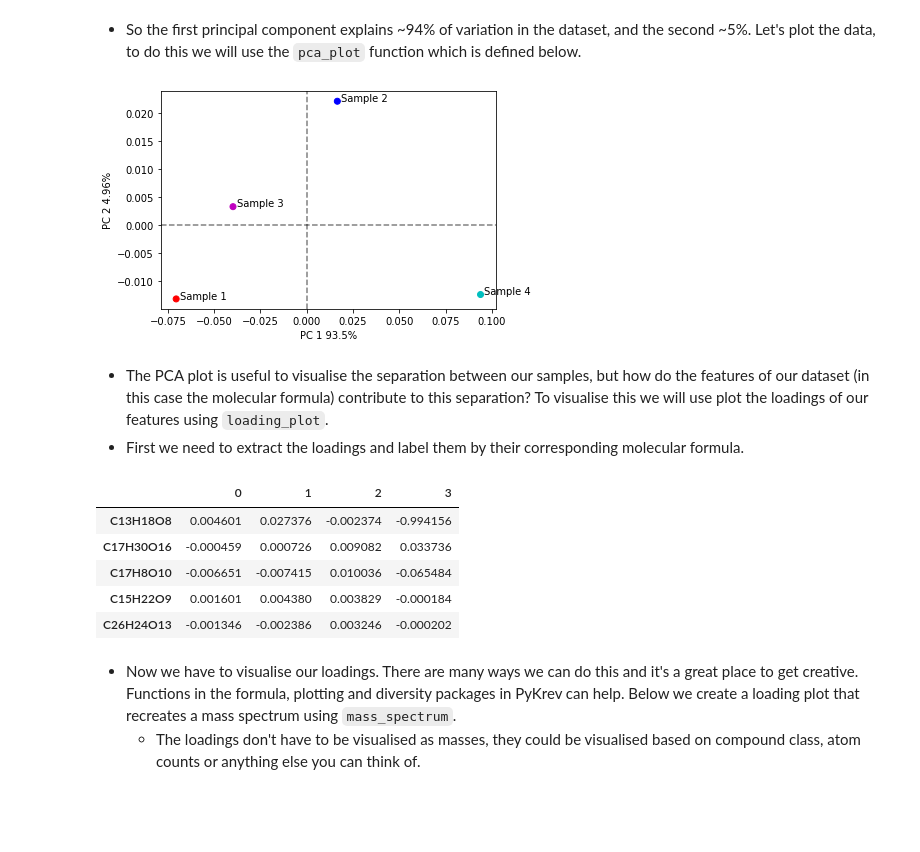
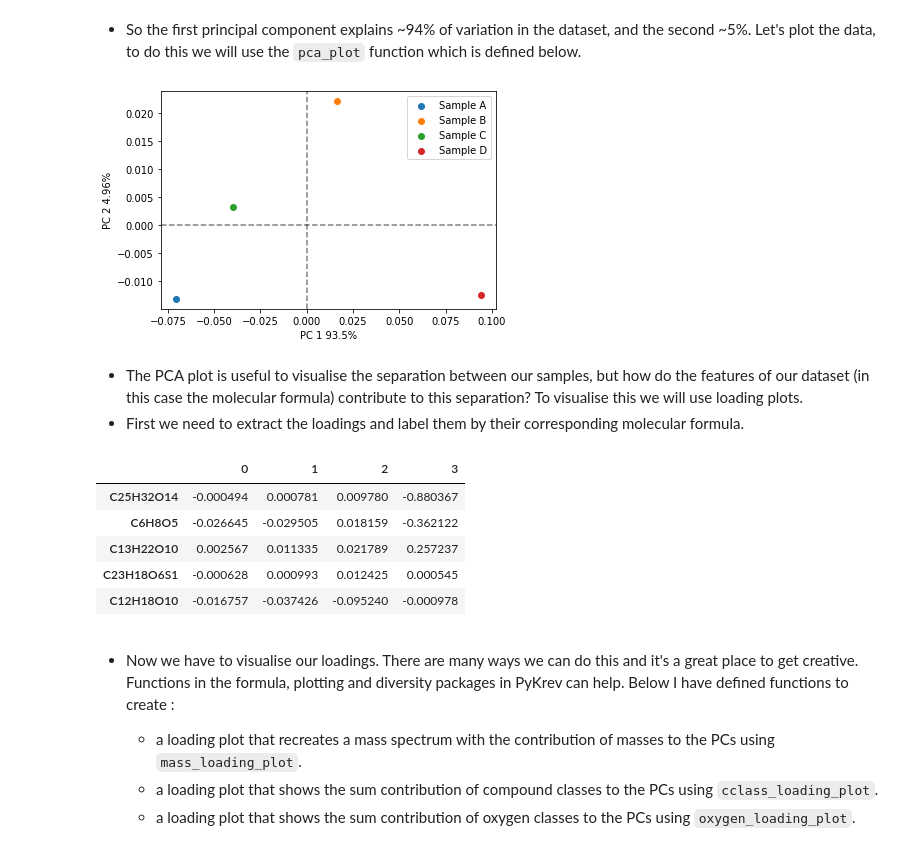
Before and after one commit to Kzra/pykrev, a Jupyter notebook: docs/PCAwithPyKrev.ipynb, the cells around one changed output. Cells and saved outputs as stored; diff of their text form; code cells hidden in the pictures; blank space fills up the shorter version.

````diff
--- a/docs/PCAwithPyKrev.ipynb
+++ b/docs/PCAwithPyKrev.ipynb
@@ -17,7 +19,7 @@ import pandas as pd
 * First we need to load in our dataset. In this example we are going to load in a batch aligned dataset. ```read_batch_formularity``` can then compute an ordination matrix directly on the data.
   * The dataset was taken from [Kew, Will, et al. (2018)](https://pubs.acs.org/doi/10.1021/acs.analchem.8b01446) and consists of four whisky samples (samples A - D) analysed using ESI mode FT-MS with formula assignment rules of O>0, N<2, S<=2, P<1.
 # %%
-fdata, fordination = pk.read_batch_formularity('batch_formularity.csv', impute_value = 0)
+fdata, fordination = pk.read_batch_formularity('example_data/batch_formularity.csv', impute_value = 0)
 nsample, nformula = fordination.shape #the ordination matrix has samples in rows and formula in columns
 # %% [output]
 Warning, duplicate formula assignments detected. Ordination matrix will report values for first formula it encounters.
@@ -91,28 +88,32 @@ variance_plot(pca)
 # %% [markdown]
 * So the first principal component explains ~94% of variation in the dataset, and the second ~5%. Let's plot the data, to do this we will use the ```pca_plot``` function which is defined below.
 # %%
-def pca_plot(pca_result, pca_instance, group_names = [], text_offset = 0.002, **kwargs):
+def pca_plot(pca_result, pca_instance, group_names, text_offset = 0.002, text = False, **kwargs):
     """ This function creates a 2D PCA plot on the results of the sklearn implementation of PCA."""
+    assert len(group_names)==len(pca_result[:,1])
     varExplained = pca_instance.explained_variance_ratio_
-    plt.scatter(pca_result[:,0],pca_result[:,1], **kwargs)
+    for i in range(0,len(group_names)):
+        # scatter points with default pyplot colour scheme
+        plt.scatter(pca_result[i,0],pca_result[i,1], **kwargs)
+        # add text labels to scatter points
+        if text == True:
+             plt.text(pca_result[i,0] + text_offset,pca_result[i,1], group_names[i])
+    #label axes
     plt.xlabel(f"PC 1 {str(varExplained[0]*100)[:4]}%")
     plt.ylabel(f"PC 2 {str(varExplained[1]*100)[:4]}%")
-    ## add axis lines (like abline in r )
+    plt.legend(group_names)
+    ## add axis lines (like abline in r)
     plt.axhline(0, color='k', linestyle = '--', alpha = 0.5)
     plt.axvline(0, color='k', linestyle = '--', alpha = 0.5)
-    if group_names:
-        assert len(group_names)==len(pca_result[:,1])
-        for i in range (0,len(group_names)):
-            plt.text(pca_result[i,0] + text_offset,pca_result[i,1], group_names[i])
+
     return plt.gcf(), plt.gca()
 
-fig, ax = pca_plot(pca_result = pca_result, pca_instance = pca,
-         group_names = ['Sample 1', 'Sample 2', 'Sample 3', 'Sample 4'],
-         c = ['r','b','m','c'])
+fig, ax = pca_plot(pca_result = pca_result, pca_instance = pca, text = False,
+         group_names = ['Sample A', 'Sample B', 'Sample C', 'Sample D'])
 # %% [output]
-[figure, old version]
+[figure, new version]
 # %% [markdown]
-* The PCA plot is useful to visualise the separation between our samples, but how do the features of our dataset (in this case the molecular formula) contribute to this separation? To visualise this we will use plot the loadings of our features using ```loading_plot```.
+* The PCA plot is useful to visualise the separation between our samples, but how do the features of our dataset (in this case the molecular formula) contribute to this separation? To visualise this we will use loading plots.
  * First we need to extract the loadings and label them by their corresponding molecular formula.
 # %%
 formula = list(fordination.columns) #extract the column headers from the ordination matrix
@@ -121,11 +122,14 @@ loadingDF= pd.DataFrame(loadings,formula) #this constructs a dataframe with the
 loadingDF.head()
 # %% [output]
 |  | 0 | 1 | 2 | 3 |
-| C13H18O8 | 0.004601 | 0.027376 | -0.002374 | -0.994156 |
-| C17H30O16 | -0.000459 | 0.000726 | 0.009082 | 0.033736 |
-| C17H8O10 | -0.006651 | -0.007415 | 0.010036 | -0.065484 |
-| C15H22O9 | 0.001601 | 0.004380 | 0.003829 | -0.000184 |
-| C26H24O13 | -0.001346 | -0.002386 | 0.003246 | -0.000202 |
+| C25H32O14 | -0.000494 | 0.000781 | 0.009780 | -0.880367 |
+| C6H8O5 | -0.026645 | -0.029505 | 0.018159 | -0.362122 |
+| C13H22O10 | 0.002567 | 0.011335 | 0.021789 | 0.257237 |
+| C23H18O6S1 | -0.000628 | 0.000993 | 0.012425 | 0.000545 |
+| C12H18O10 | -0.016757 | -0.037426 | -0.095240 | -0.000978 |
 # %% [markdown]
-* Now we have to visualise our loadings. There are many ways we can do this and it's a great place to get creative. Functions in the formula, plotting and diversity packages in PyKrev can help. Below we create a loading plot that recreates a mass spectrum using ```mass_spectrum```.
-  * The loadings don't have to be visualised as masses, they could be visualised based on compound class, atom counts or anything else you can think of.
+* Now we have to visualise our loadings. There are many ways we can do this and it's a great place to get creative. Functions in the formula, plotting and diversity packages in PyKrev can help. Below I have defined functions to create :
+
+  * a loading plot that recreates a mass spectrum with the contribution of masses to the PCs using ```mass_loading_plot```.
+  * a loading plot that shows the sum contribution of compound classes to the PCs using ```cclass_loading_plot```.
+  * a loading plot that shows the sum contribution of oxygen classes to the PCs using ```oxygen_loading_plot```.
````
Also changed, not shown: parts of 14 cells of this notebook, 25 other files.
